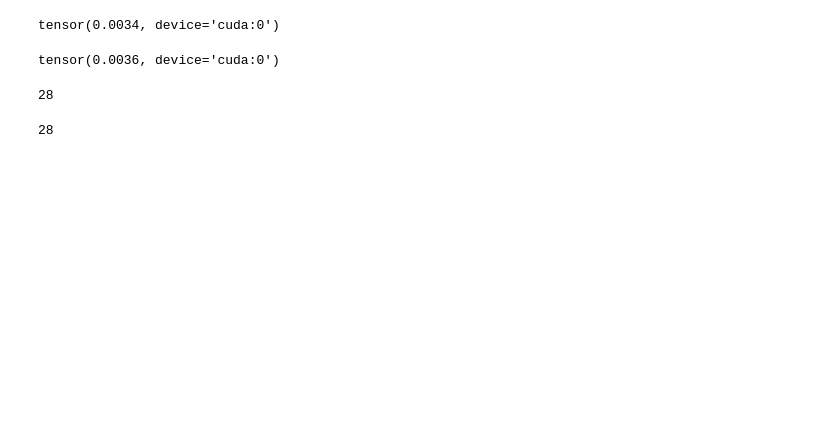
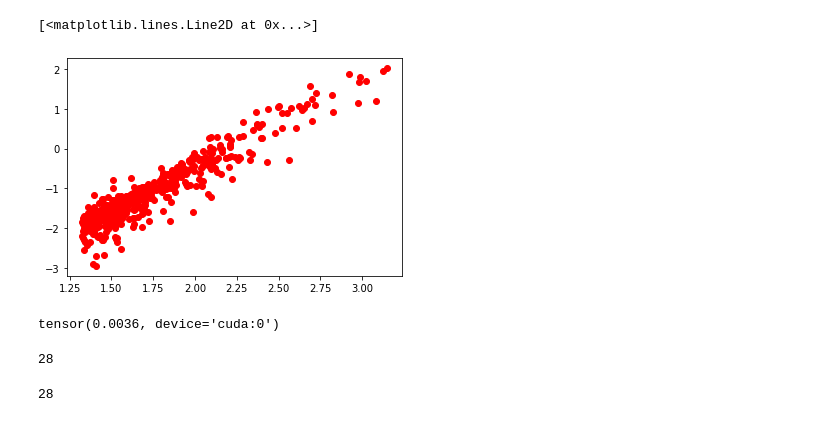
Before and after one commit to astrockragh/Mangrove, a Jupyter notebook: SAGE0_mass.ipynb, the cells around one changed output. Saved outputs shown, nothing was run; the diff lists cells and outputs as text; code cells hidden in the pictures; blank space fills up the shorter version.

```diff
--- a/SAGE0_mass.ipynb
+++ b/SAGE0_mass.ipynb
@@ -222,7 +266,8 @@ trains.append(tr_acc)
 # %%
-test(test_loader) #this uses 7.5 GB
+plt.plot(Mhtr,ytr,'ro')
 # %% [output]
-tensor(0.0034, device='cuda:0')
+[<matplotlib.lines.Line2D at 0x...>]
+[figure, added]
 # %%
 test(train_loader) #this crashes everything, estimate is that it uses \approx 30 GB and I have no idea
 # %% [output]
```
Also changed, not shown: parts of 10 cells of this notebook, 2 other files.
